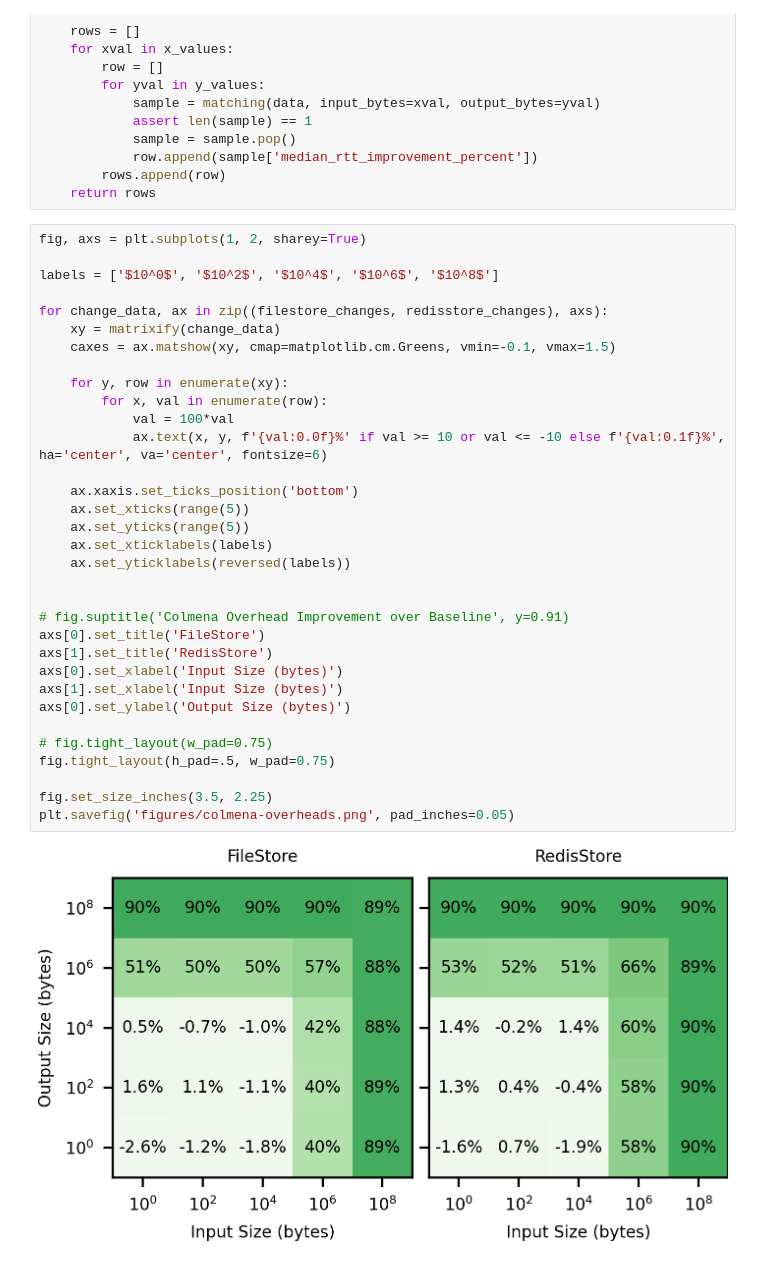
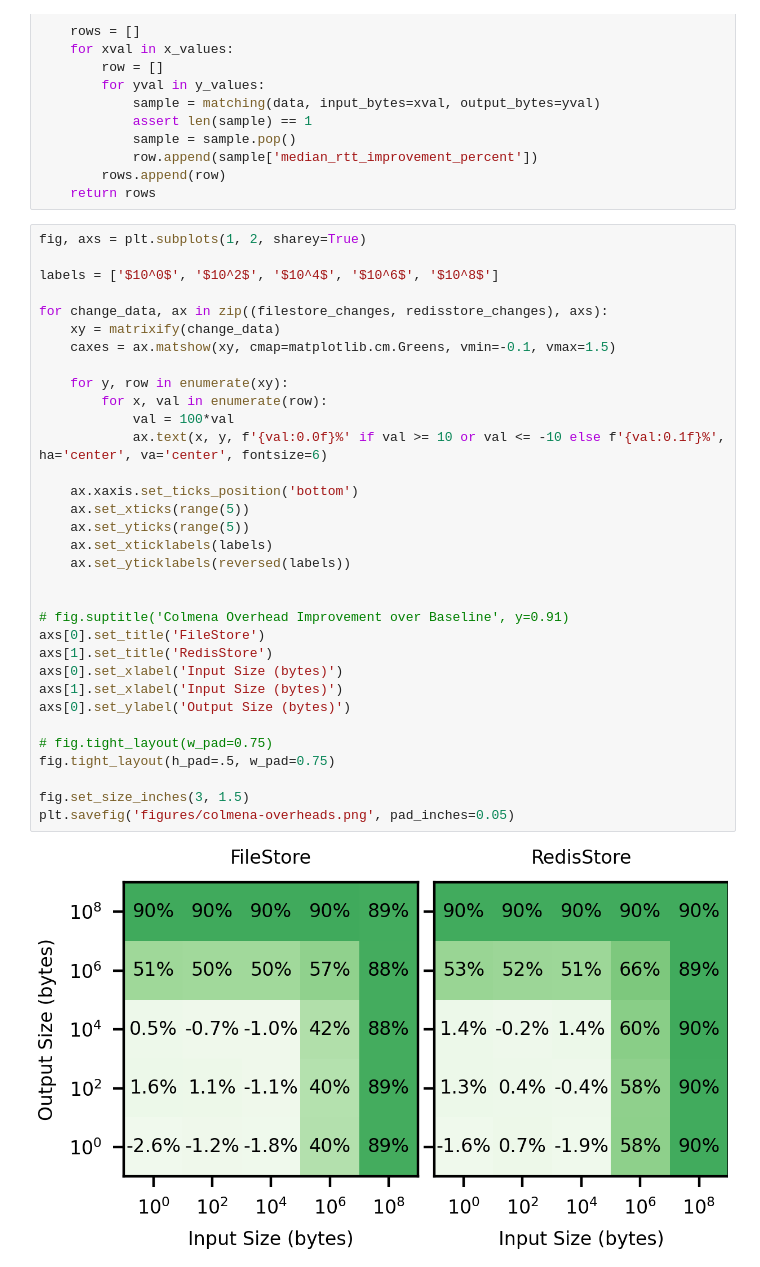
Before and after one commit to proxystore/sc23-evaluation, a Jupyter notebook: 2-proxystore-with-workflow-systems.ipynb, the cells around one changed output. Drawn from its saved outputs; the diff is of its cells as text.

Commit message:
Shrink Colmena figure size

```diff
--- a/2-proxystore-with-workflow-systems.ipynb
+++ b/2-proxystore-with-workflow-systems.ipynb
@@ -201,32 +201,32 @@ fig, axs = plt.subplots(1, 2, sharey=True)
 labels = ['$10^0$', '$10^2$', '$10^4$', '$10^6$', '$10^8$']
 
 for change_data, ax in zip((filestore_changes, redisstore_changes), axs):
     xy = matrixify(change_data)
     caxes = ax.matshow(xy, cmap=matplotlib.cm.Greens, vmin=-0.1, vmax=1.5)
 
     for y, row in enumerate(xy):
         for x, val in enumerate(row):
             val = 100*val
             ax.text(x, y, f'{val:0.0f}%' if val >= 10 or val <= -10 else f'{val:0.1f}%', ha='center', va='center', fontsize=6)
 
     ax.xaxis.set_ticks_position('bottom')
     ax.set_xticks(range(5))
     ax.set_yticks(range(5))
     ax.set_xticklabels(labels)
     ax.set_yticklabels(reversed(labels))
 
 
 # fig.suptitle('Colmena Overhead Improvement over Baseline', y=0.91)
 axs[0].set_title('FileStore')
 axs[1].set_title('RedisStore')
 axs[0].set_xlabel('Input Size (bytes)')
 axs[1].set_xlabel('Input Size (bytes)')
 axs[0].set_ylabel('Output Size (bytes)')
 
 # fig.tight_layout(w_pad=0.75)
 fig.tight_layout(h_pad=.5, w_pad=0.75)
 
-fig.set_size_inches(3.5, 2.25)
+fig.set_size_inches(3, 1.5)
 plt.savefig('figures/colmena-overheads.png', pad_inches=0.05)
 # %% [output]
-[figure, old version]
+[figure, new version]
```
Also changed, not shown: 1 other file.
